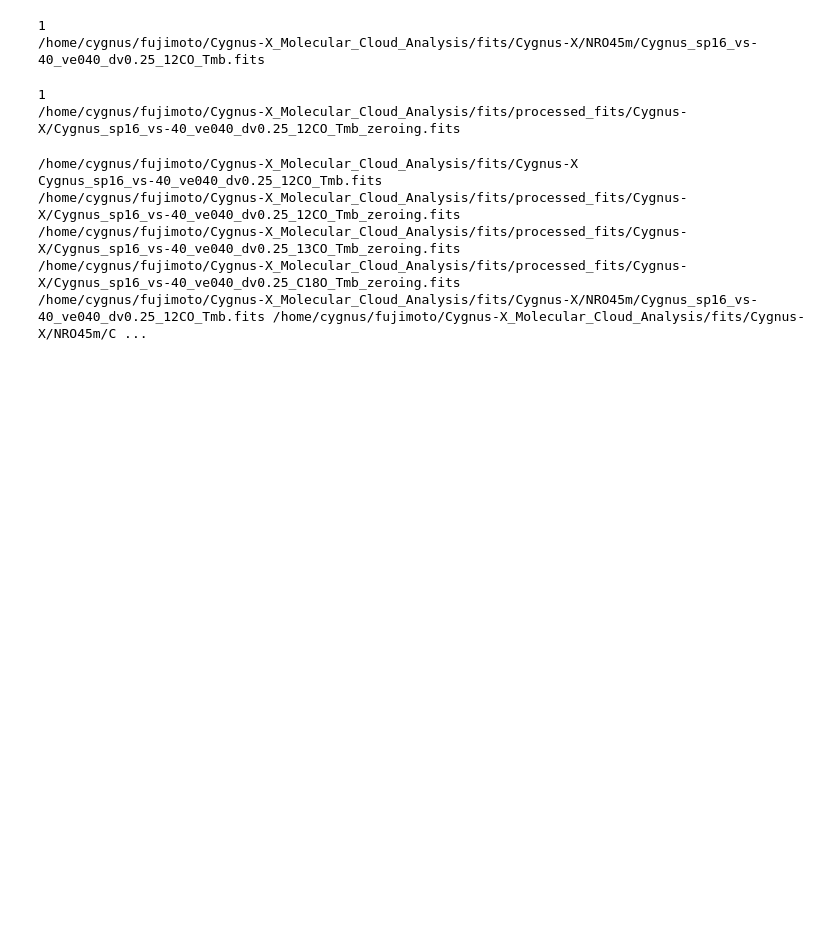
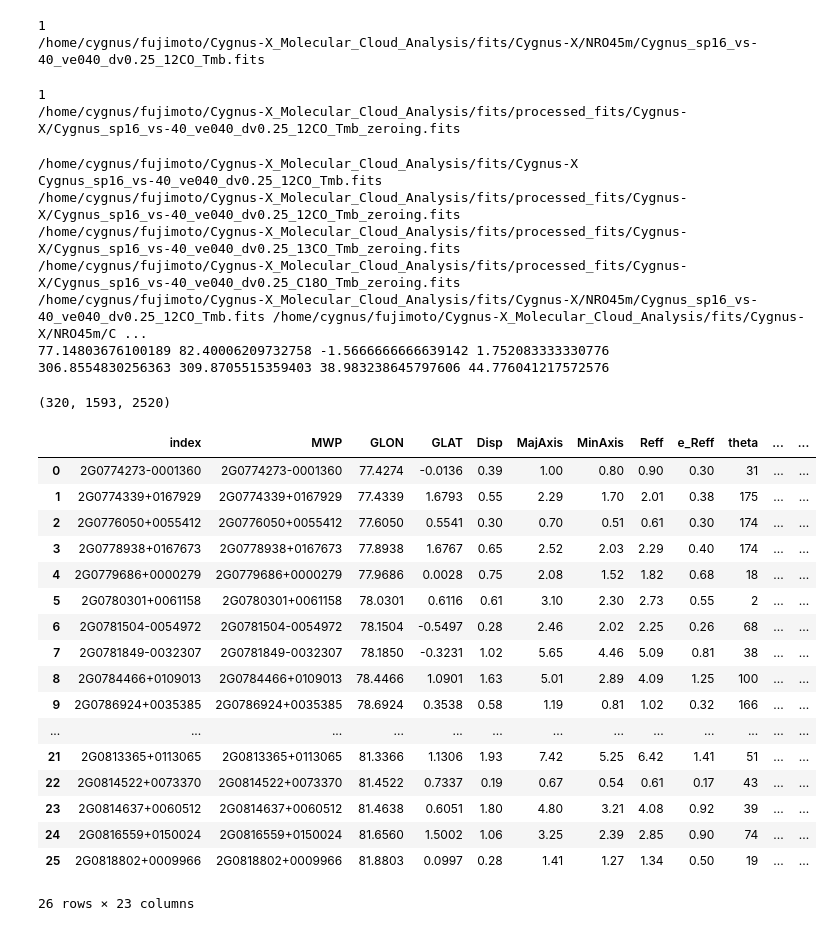
Before and after one commit to yudai-22/Cygnus-X_CAE, a Jupyter notebook: Bubble_analysis/C18Ospectrum_detection_cygnus-x.ipynb, the cells around one changed output. Cells and saved outputs as stored; diff of their text form; code cells hidden in the pictures; blank space fills up the shorter version.

```diff
--- a/Bubble_analysis/C18Ospectrum_detection_cygnus-x.ipynb
+++ b/Bubble_analysis/C18Ospectrum_detection_cygnus-x.ipynb
@@ -172,15 +179,19 @@ for each_path, zeroing_each_path in tqdm.tqdm(zip(cygnus_path_list, zeroing_cygn
     ny, nx = cygnus_cube_fits_12CO.data.shape[1:3]
     glon_min, glat_min, _ = w_co.all_pix2world(nx, 0, 0, 0)
     glon_max, glat_max, _ = w_co.all_pix2world(0, ny, 0, 0)
+    print(glon_min, glon_max, glat_min, glat_max)
+
+    catalog_glon_min, catalog_glat_min, _ = w_co.all_pix2world(0, nx, 0, 0)
+    catalog_glon_max, catalog_glat_max, _ = w_co.all_pix2world(ny, 0, 0, 0)
 
     # 2. 銀河座標(Frame='galactic')を赤道座標(Frame='icrs' or 'fk5')に変換
     # 最小値側の変換
-    coords_min = SkyCoord(l=glon_min*u.degree, b=glat_min*u.degree, frame='galactic')
+    coords_min = SkyCoord(l=catalog_glon_min*u.degree, b=catalog_glat_min*u.degree, frame='galactic')
     ra_min = coords_min.icrs.ra.degree
     dec_min = coords_min.icrs.dec.degree
 
     # 最大値側の変換
-    coords_max = SkyCoord(l=glon_max*u.degree, b=glat_max*u.degree, frame='galactic')
+    coords_max = SkyCoord(l=catalog_glon_max*u.degree, b=catalog_glat_max*u.degree, frame='galactic')
     ra_max = coords_max.icrs.ra.degree
     dec_max = coords_max.icrs.dec.degree
 
@@ -188,11 +199,14 @@ for each_path, zeroing_each_path in tqdm.tqdm(zip(cygnus_path_list, zeroing_cygn
     # ※範囲指定(min/max)の大小関係が逆転する場合があるため、念のためmin()とmax()をとると安全です
     ra_low, ra_high = sorted([ra_min, ra_max])
     dec_low, dec_high = sorted([dec_min, dec_max])
+    print(ra_low, ra_high, dec_low, dec_high)
 
     cygnus_bubble_catalogue_selected = cygnus_bubble_catalogue.query(
-        f"{ra_low} <= ra_center <= {ra_high} and {dec_low} <= dec_center <= {dec_high}"
+        # f"{ra_low} <= ra_center <= {ra_high} and {dec_low} <= dec_center <= {dec_high}"
+        f"{ra_low} <= ra_center <= {ra_high}"
     ).reset_index()
-
+    MWP_selected = MWP.query(f"{glon_min} <= GLON <= {glon_max} and {glat_min} <= GLAT <= {glat_max}"
+    ).reset_index()
     # cygnus_bubble_catalogue_selected = cygnus_bubble_catalogue.query(
     #     f"{glon_min} <= ra_center <= {glon_max} and {glat_min} <= dec_center <= {glat_max}"
     # ).reset_index()
@@ -203,6 +217,33 @@ Cygnus_sp16_vs-40_ve040_dv0.25_12CO_Tmb.fits
 /home/cygnus/fujimoto/Cygnus-X_Molecular_Cloud_Analysis/fits/processed_fits/Cygnus-X/Cygnus_sp16_vs-40_ve040_dv0.25_13CO_Tmb_zeroing.fits
 /home/cygnus/fujimoto/Cygnus-X_Molecular_Cloud_Analysis/fits/processed_fits/Cygnus-X/Cygnus_sp16_vs-40_ve040_dv0.25_C18O_Tmb_zeroing.fits
 /home/cygnus/fujimoto/Cygnus-X_Molecular_Cloud_Analysis/fits/Cygnus-X/NRO45m/Cygnus_sp16_vs-40_ve040_dv0.25_12CO_Tmb.fits /home/cygnus/fujimoto/Cygnus-X_Molecular_Cloud_Analysis/fits/Cygnus-X/NRO45m/C ...
+77.14803676100189 82.40006209732758 -1.5666666666639142 1.752083333330776
+306.8554830256363 309.8705515359403 38.983238645797606 44.776041217572576
+# %%
+cygnus_cube_fits_12CO.data.shape
+# %% [output]
+(320, 1593, 2520)
+# %%
+MWP_selected
+# %% [output]
+|  | index | MWP | GLON | GLAT | Disp | MajAxis | MinAxis | Reff | e_Reff | theta | ... | ... |
+| 0 | 2G0774273-0001360 | 2G0774273-0001360 | 77.4274 | -0.0136 | 0.39 | 1.00 | 0.80 | 0.90 | 0.30 | 31 | ... | ... |
+| 1 | 2G0774339+0167929 | 2G0774339+0167929 | 77.4339 | 1.6793 | 0.55 | 2.29 | 1.70 | 2.01 | 0.38 | 175 | ... | ... |
+| 2 | 2G0776050+0055412 | 2G0776050+0055412 | 77.6050 | 0.5541 | 0.30 | 0.70 | 0.51 | 0.61 | 0.30 | 174 | ... | ... |
+| 3 | 2G0778938+0167673 | 2G0778938+0167673 | 77.8938 | 1.6767 | 0.65 | 2.52 | 2.03 | 2.29 | 0.40 | 174 | ... | ... |
+| 4 | 2G0779686+0000279 | 2G0779686+0000279 | 77.9686 | 0.0028 | 0.75 | 2.08 | 1.52 | 1.82 | 0.68 | 18 | ... | ... |
+| 5 | 2G0780301+0061158 | 2G0780301+0061158 | 78.0301 | 0.6116 | 0.61 | 3.10 | 2.30 | 2.73 | 0.55 | 2 | ... | ... |
+| 6 | 2G0781504-0054972 | 2G0781504-0054972 | 78.1504 | -0.5497 | 0.28 | 2.46 | 2.02 | 2.25 | 0.26 | 68 | ... | ... |
+| 7 | 2G0781849-0032307 | 2G0781849-0032307 | 78.1850 | -0.3231 | 1.02 | 5.65 | 4.46 | 5.09 | 0.81 | 38 | ... | ... |
+| 8 | 2G0784466+0109013 | 2G0784466+0109013 | 78.4466 | 1.0901 | 1.63 | 5.01 | 2.89 | 4.09 | 1.25 | 100 | ... | ... |
+| 9 | 2G0786924+0035385 | 2G0786924+0035385 | 78.6924 | 0.3538 | 0.58 | 1.19 | 0.81 | 1.02 | 0.32 | 166 | ... | ... |
+| ... | ... | ... | ... | ... | ... | ... | ... | ... | ... | ... | ... | ... |
+| 21 | 2G0813365+0113065 | 2G0813365+0113065 | 81.3366 | 1.1306 | 1.93 | 7.42 | 5.25 | 6.42 | 1.41 | 51 | ... | ... |
+| 22 | 2G0814522+0073370 | 2G0814522+0073370 | 81.4522 | 0.7337 | 0.19 | 0.67 | 0.54 | 0.61 | 0.17 | 43 | ... | ... |
+| 23 | 2G0814637+0060512 | 2G0814637+0060512 | 81.4638 | 0.6051 | 1.80 | 4.80 | 3.21 | 4.08 | 0.92 | 39 | ... | ... |
+| 24 | 2G0816559+0150024 | 2G0816559+0150024 | 81.6560 | 1.5002 | 1.06 | 3.25 | 2.39 | 2.85 | 0.90 | 74 | ... | ... |
+| 25 | 2G0818802+0009966 | 2G0818802+0009966 | 81.8803 | 0.0997 | 0.28 | 1.41 | 1.27 | 1.34 | 0.50 | 19 | ... | ... |
+26 rows × 23 columns
 # %%
 cygnus_bubble_catalogue_selected
 # %% [output]
```
Also changed, not shown: parts of 5 cells of this notebook.
